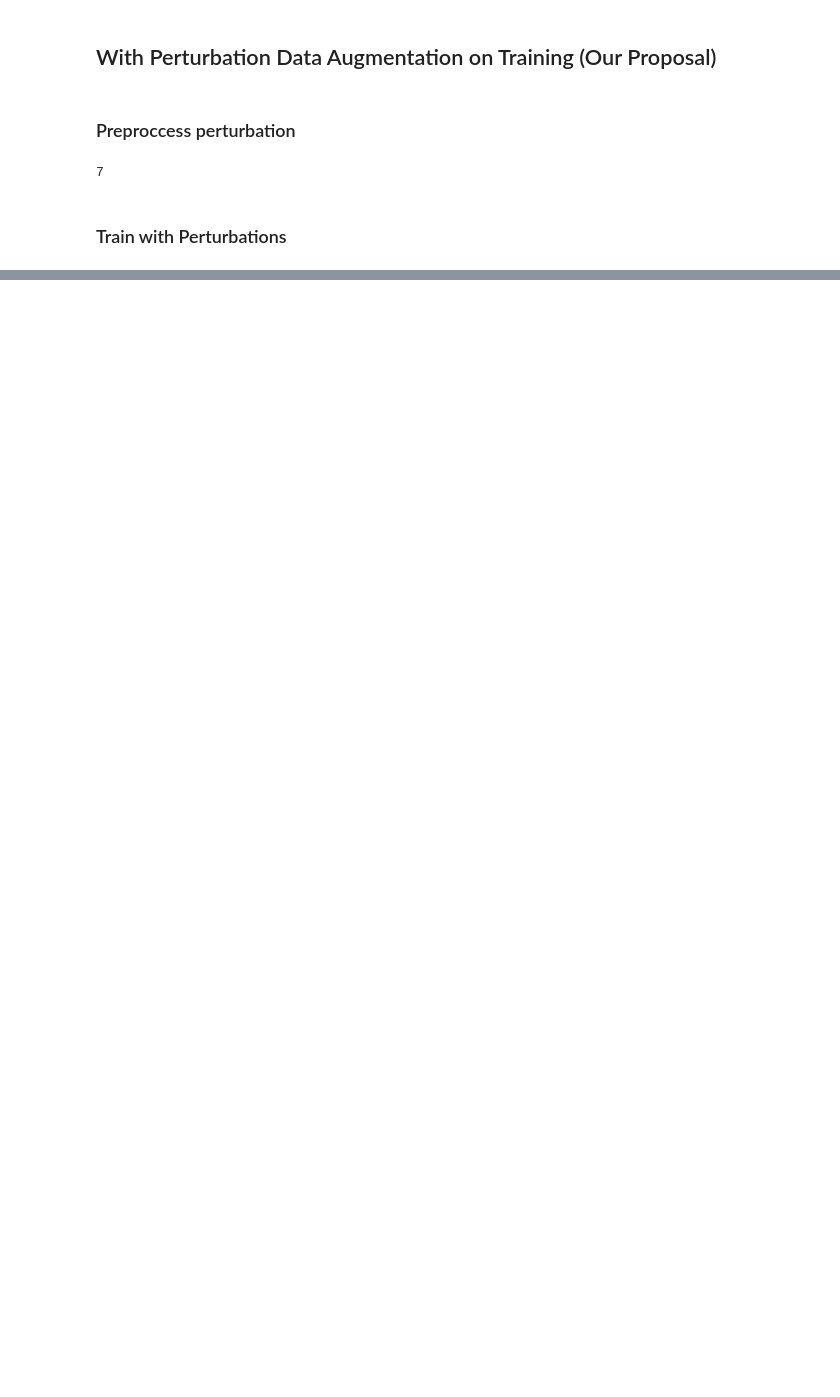
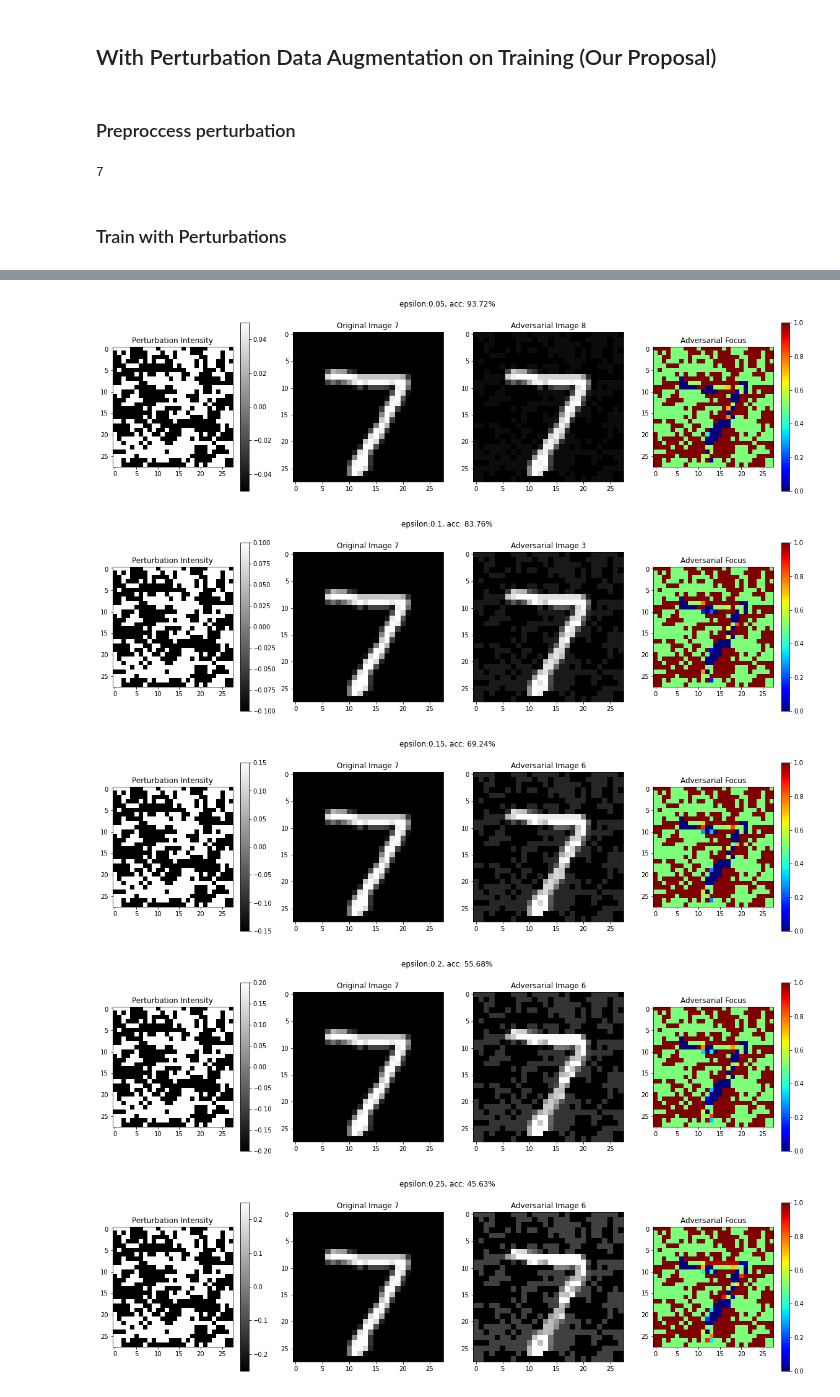
Before and after one commit to Ivanrs297/machine-learning-projects, a Jupyter notebook: deep-learning/robust-transfer/main.ipynb, the cells around one changed output, grey strips where cells are left out. Saved outputs shown, nothing was run; the diff lists cells and outputs as text; code cells hidden in the pictures; blank space fills up the shorter version.

```diff
--- a/deep-learning/robust-transfer/main.ipynb
+++ b/deep-learning/robust-transfer/main.ipynb
@@ -386,0 +411,39 @@ plt.show()
+# %%
+for e, e_value in enumerate(epsilons):
+    if e == 0: continue
+
+    plt.figure(figsize = (20, 5))
+    plt.suptitle(f"epsilon:{e_value}, acc: {np.round(accuracies_B[e] * 100, 4)}%")
+    i = 0
+
+    plt.subplot(1,4,1)
+    p = perturbations_B[e][i][0][0].squeeze().detach().cpu().numpy()
+    plt.imshow(p, cmap="gray")
+    plt.title(f"Perturbation Intensity")
+    plt.colorbar()
+
+    plt.subplot(1,4,2)
+    original_img = examples_B[e][i][3][0][0].squeeze().detach().cpu().numpy()
+    plt.imshow(original_img, cmap="gray")
+    plt.title(f"Original Image {examples_B[0][i][0]}")
+
+
+    plt.subplot(1,4,3)
+    adv_img = examples_B[e][i][2][0]
+    plt.imshow(adv_img, cmap="gray")
+    plt.title(f"Adversarial Image {examples_B[e][i][1]}")
+
+    plt.subplot(1,4, 4)
+    diff = adv_img - original_img
+    # MinMax Scaling [0,1]
+    diff = (diff - diff.min()) / (diff.max() - diff.min())
+    plt.imshow(diff, cmap='jet')
+    plt.colorbar()
+    plt.title("Adversarial Focus")
+    plt.show();
+# %% [output]
+[figure, added]
+[figure, added]
+[figure, added]
+[figure, added]
+[figure, added]
```
Also changed, not shown: parts of 25 cells of this notebook, 13 other files.
